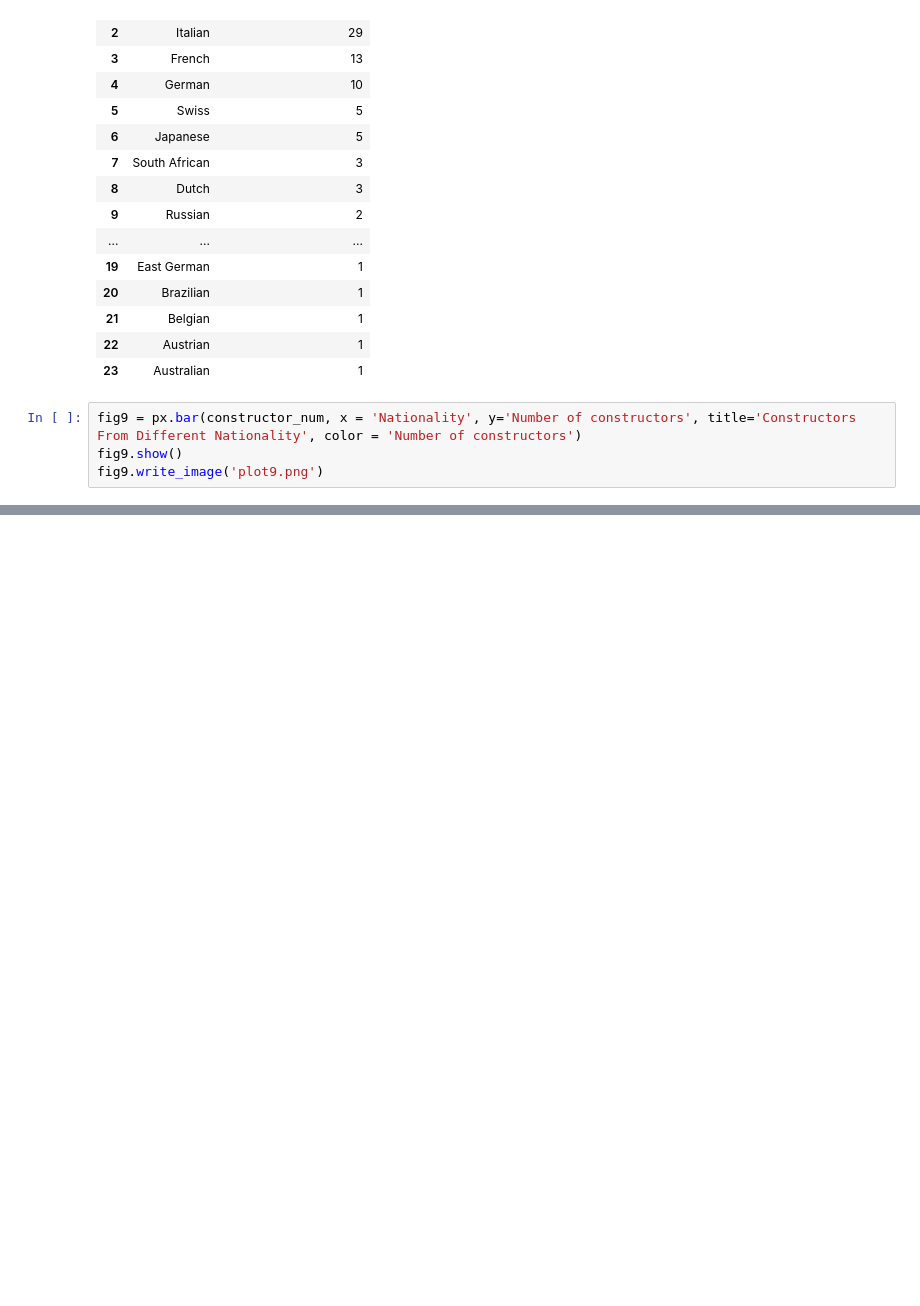
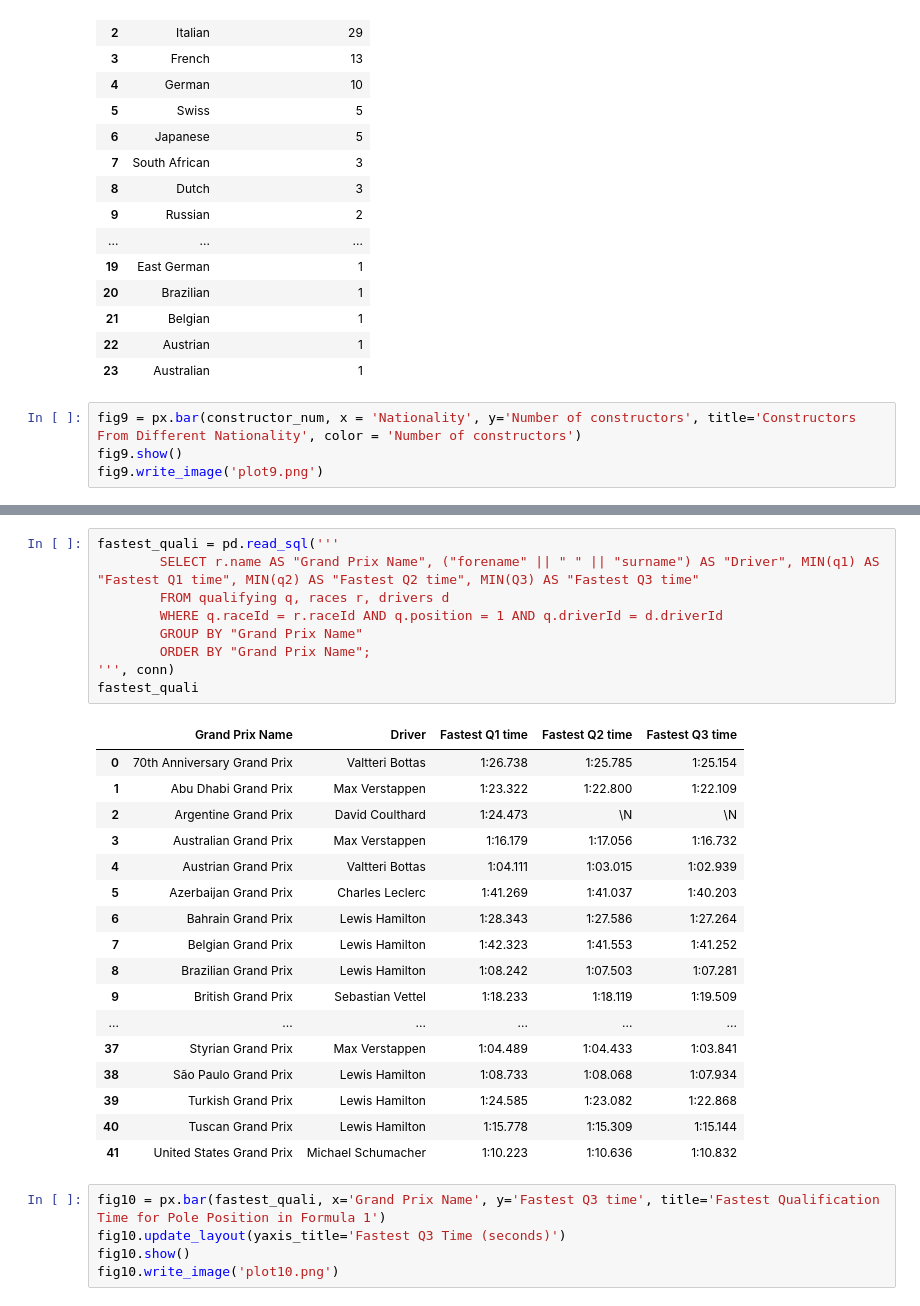
Before and after one commit to EshanKasliwal/F1-Data-Analysis-Using-SQL-And-Tableau, a Jupyter notebook: F1-EDA-Using-SQL.ipynb, the cells around one changed output, grey strips where cells are left out. Drawn from its saved outputs; the diff is of its cells as text; blank space fills up the shorter version.

```diff
--- a/F1-EDA-Using-SQL.ipynb
+++ b/F1-EDA-Using-SQL.ipynb
@@ -334,0 +338,32 @@ fig9.write_image('plot9.png')
+# %%
+fastest_quali = pd.read_sql('''
+        SELECT r.name AS "Grand Prix Name", ("forename" || " " || "surname") AS "Driver", MIN(q1) AS "Fastest Q1 time", MIN(q2) AS "Fastest Q2 time", MIN(Q3) AS "Fastest Q3 time"
+        FROM qualifying q, races r, drivers d
+        WHERE q.raceId = r.raceId AND q.position = 1 AND q.driverId = d.driverId
+        GROUP BY "Grand Prix Name"
+        ORDER BY "Grand Prix Name";
+''', conn)
+fastest_quali
+# %% [output]
+|  | Grand Prix Name | Driver | Fastest Q1 time | Fastest Q2 time | Fastest Q3 time |
+| 0 | 70th Anniversary Grand Prix | Valtteri Bottas | 1:26.738 | 1:25.785 | 1:25.154 |
+| 1 | Abu Dhabi Grand Prix | Max Verstappen | 1:23.322 | 1:22.800 | 1:22.109 |
+| 2 | Argentine Grand Prix | David Coulthard | 1:24.473 | \N | \N |
+| 3 | Australian Grand Prix | Max Verstappen | 1:16.179 | 1:17.056 | 1:16.732 |
+| 4 | Austrian Grand Prix | Valtteri Bottas | 1:04.111 | 1:03.015 | 1:02.939 |
+| 5 | Azerbaijan Grand Prix | Charles Leclerc | 1:41.269 | 1:41.037 | 1:40.203 |
+| 6 | Bahrain Grand Prix | Lewis Hamilton | 1:28.343 | 1:27.586 | 1:27.264 |
+| 7 | Belgian Grand Prix | Lewis Hamilton | 1:42.323 | 1:41.553 | 1:41.252 |
+| 8 | Brazilian Grand Prix | Lewis Hamilton | 1:08.242 | 1:07.503 | 1:07.281 |
+| 9 | British Grand Prix | Sebastian Vettel | 1:18.233 | 1:18.119 | 1:19.509 |
+| ... | ... | ... | ... | ... | ... |
+| 37 | Styrian Grand Prix | Max Verstappen | 1:04.489 | 1:04.433 | 1:03.841 |
+| 38 | São Paulo Grand Prix | Lewis Hamilton | 1:08.733 | 1:08.068 | 1:07.934 |
+| 39 | Turkish Grand Prix | Lewis Hamilton | 1:24.585 | 1:23.082 | 1:22.868 |
+| 40 | Tuscan Grand Prix | Lewis Hamilton | 1:15.778 | 1:15.309 | 1:15.144 |
+| 41 | United States Grand Prix | Michael Schumacher | 1:10.223 | 1:10.636 | 1:10.832 |
+# %%
+fig10 = px.bar(fastest_quali, x='Grand Prix Name', y='Fastest Q3 time', title='Fastest Qualification Time for Pole Position in Formula 1')
+fig10.update_layout(yaxis_title='Fastest Q3 Time (seconds)')
+fig10.show()
+fig10.write_image('plot10.png')
```
Also changed, not shown: parts of 4 cells of this notebook, 2 other files.
